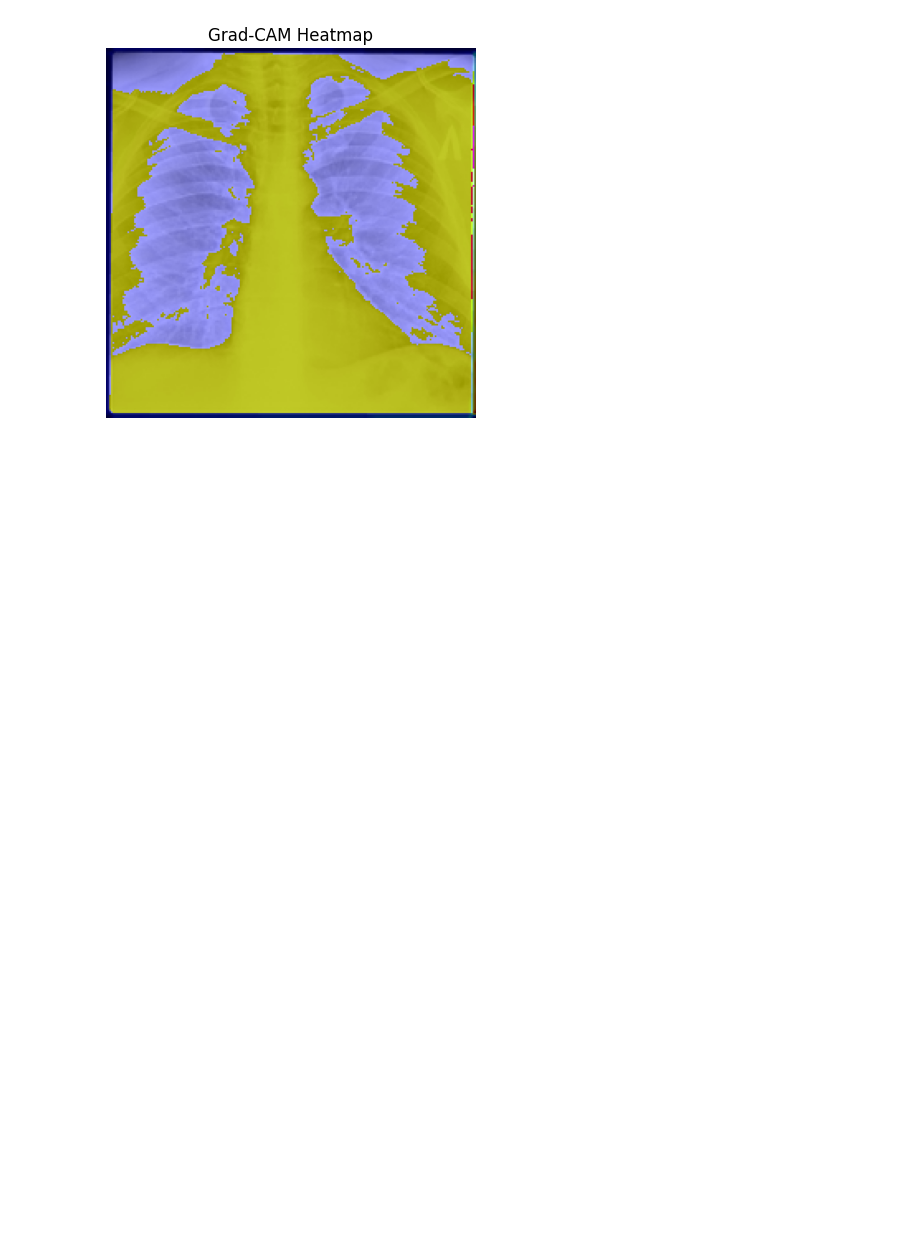
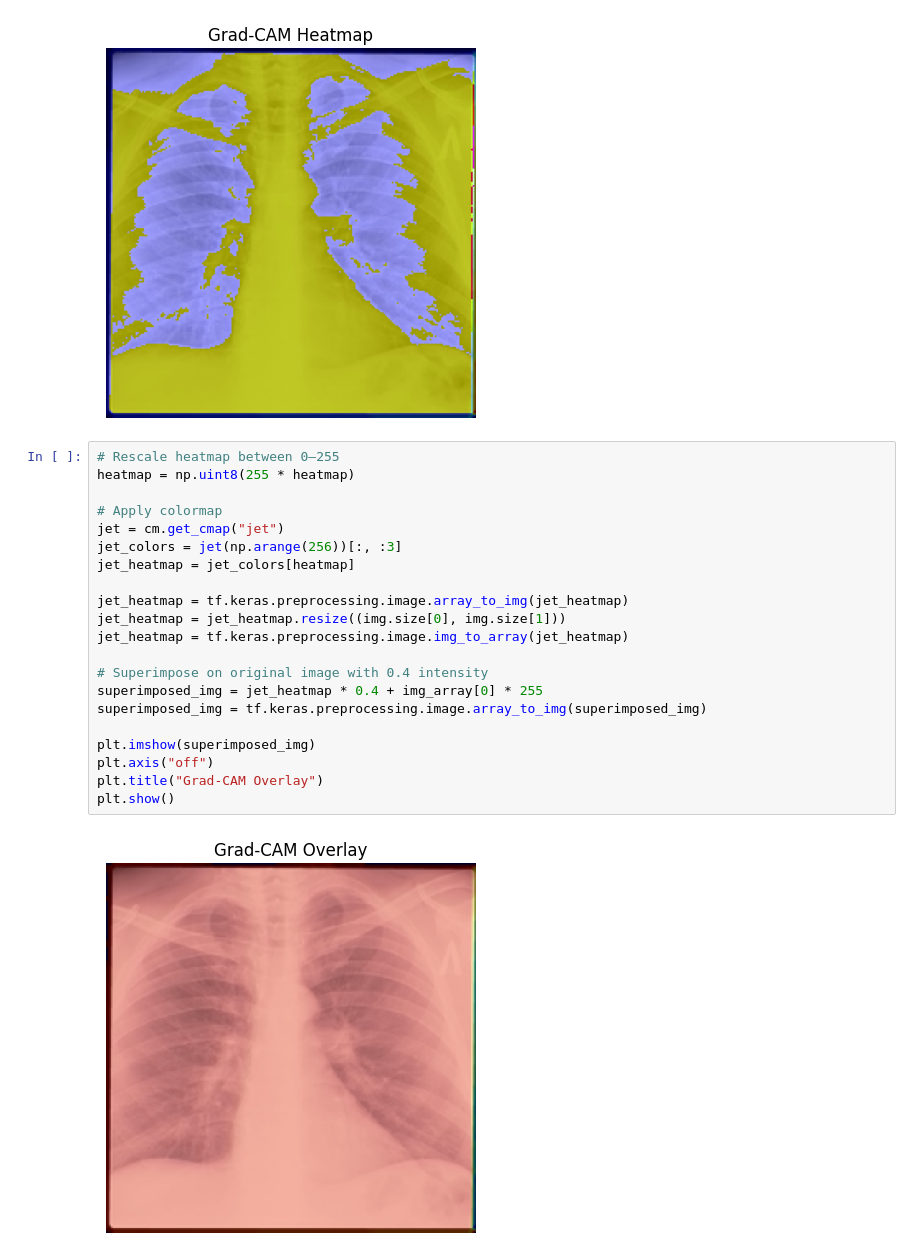
Before and after one commit to joshuamach632-hub/TB-model, a Jupyter notebook: GRADCAM.ipynb, the cells around one changed output. Drawn from its saved outputs; the diff is of its cells as text; blank space fills up the shorter version.

```diff
--- a/GRADCAM.ipynb
+++ b/GRADCAM.ipynb
@@ -350,3 +350,26 @@ plt.title("Grad-CAM Heatmap")
 plt.show()
 # %% [output]
 [figure]
+# %%
+# Rescale heatmap between 0–255
+heatmap = np.uint8(255 * heatmap)
+
+# Apply colormap
+jet = cm.get_cmap("jet")
+jet_colors = jet(np.arange(256))[:, :3]
+jet_heatmap = jet_colors[heatmap]
+
+jet_heatmap = tf.keras.preprocessing.image.array_to_img(jet_heatmap)
+jet_heatmap = jet_heatmap.resize((img.size[0], img.size[1]))
+jet_heatmap = tf.keras.preprocessing.image.img_to_array(jet_heatmap)
+
+# Superimpose on original image with 0.4 intensity
+superimposed_img = jet_heatmap * 0.4 + img_array[0] * 255
+superimposed_img = tf.keras.preprocessing.image.array_to_img(superimposed_img)
+
+plt.imshow(superimposed_img)
+plt.axis("off")
+plt.title("Grad-CAM Overlay")
+plt.show()
+# %% [output]
+[figure, added]
```
Also changed, not shown: parts of 3 cells of this notebook.
